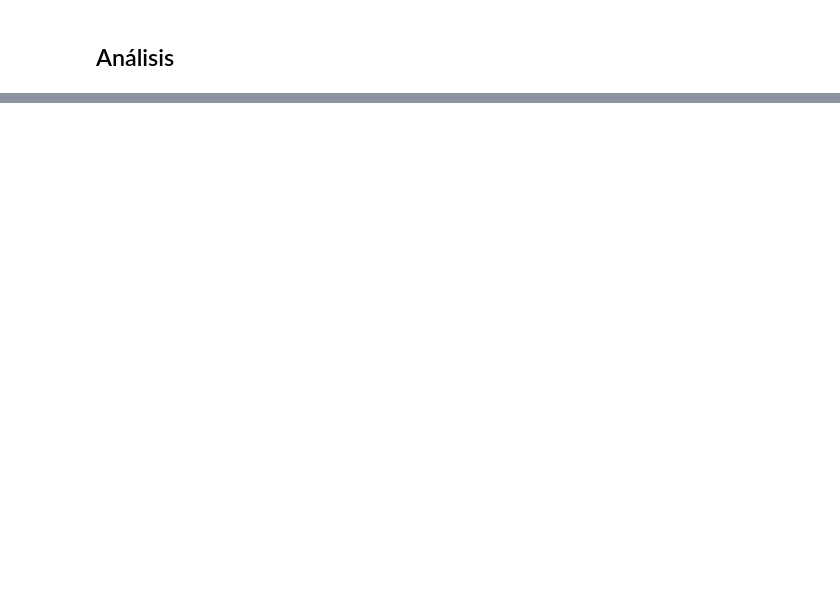
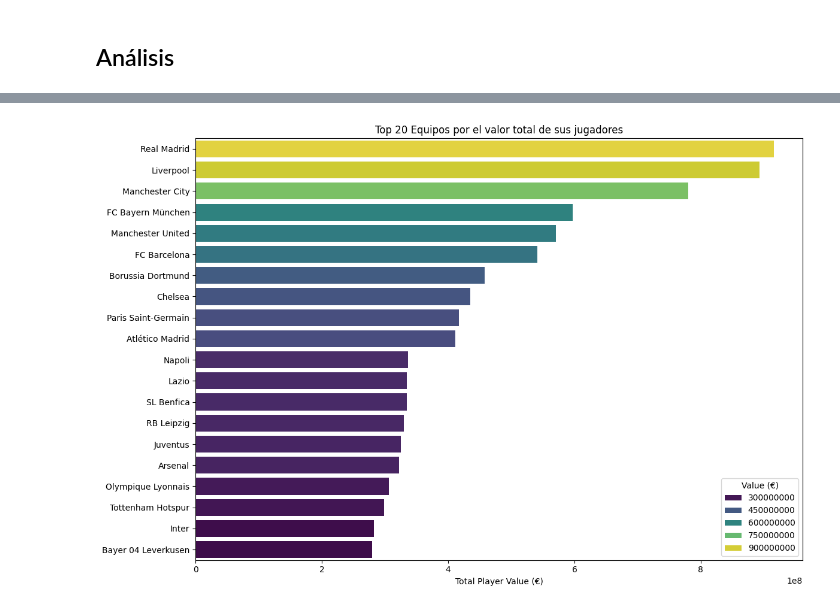
Before and after one commit to Tomaslopera/Fifa_Analysis, a Jupyter notebook: fifa21_analysis.ipynb, the cells around one changed output, grey strips where cells are left out. Drawn from its saved outputs; the diff is of its cells as text; code cells hidden in the pictures; blank space fills up the shorter version.

```diff
--- a/fifa21_analysis.ipynb
+++ b/fifa21_analysis.ipynb
@@ -410,0 +409,3 @@ df_cleaned =
+# %%
+df_cleaned = df.copy()
+df_cleaned.columns
@@ -411,2 +428,14 @@ df_cleaned =
+# %%
+df_cleaned = df_cleaned.drop(columns=['Attacking', 'Crossing', 'Finishing',
+       'Heading Accuracy', 'Short Passing', 'Volleys', 'Skill', 'Dribbling',
+       'Curve', 'FK Accuracy', 'Long Passing', 'Ball Control', 'Movement',
+       'Acceleration', 'Sprint Speed', 'Agility', 'Reactions', 'Balance',
+       'Power', 'Shot Power', 'Jumping', 'Stamina', 'Strength', 'Long Shots',
+       'Mentality', 'Aggression', 'Interceptions', 'Positioning', 'Vision',
+       'Penalties', 'Composure', 'Defending', 'Marking', 'Standing Tackle',
+       'Sliding Tackle', 'Goalkeeping', 'GK Diving', 'GK Handling',
+       'GK Kicking', 'GK Positioning', 'GK Reflexes', 'Total Stats',
+       'Base Stats', 'A/W', 'D/W', 'Hits', 'POT', 'BOV', 'IR (★)', 'PAC', 'SHO',
+       'PAS', 'DRI', 'DEF', 'PHY'])
 # %% [markdown]
 ## Análisis
@@ -412,0 +462,14 @@ df_cleaned =
+# %%
+data = df_cleaned.groupby('Club')['Value (€)'].sum().sort_values(ascending=False).reset_index().head(20)
+
+top20 = df_cleaned[df_cleaned['Club'].isin(data['Club'])]
+
+plt.figure(figsize=(12, 8))
+sns.barplot(data=data, x='Value (€)', y='Club', palette='viridis', hue='Value (€)')
+plt.title('Top 20 Equipos por el valor total de sus jugadores')
+plt.xlabel('Total Player Value (€)')
+plt.ylabel('')
+plt.tight_layout()
+plt.show()
+# %% [output]
+[figure, added]
```
Also changed, not shown: parts of 7 cells of this notebook.
